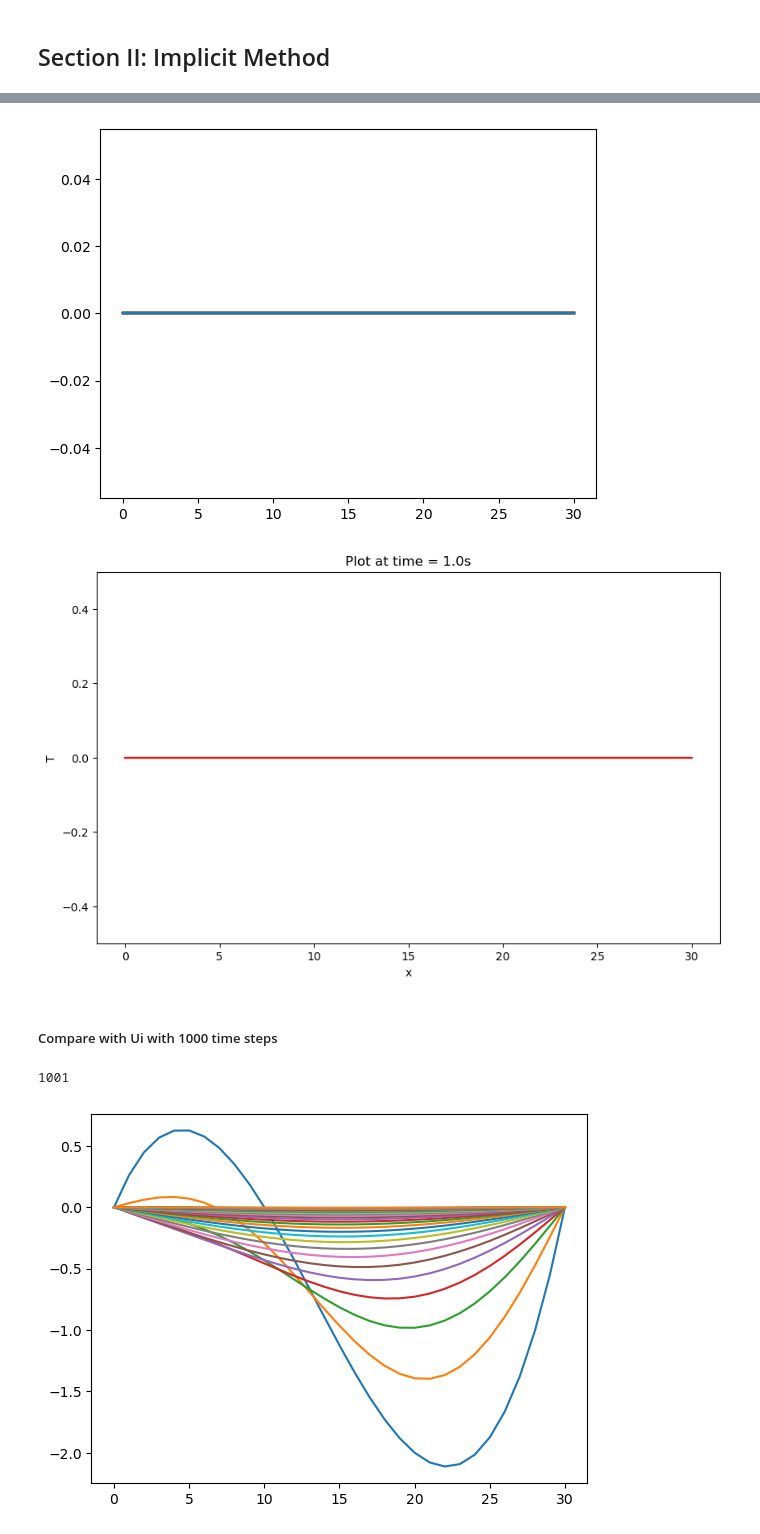
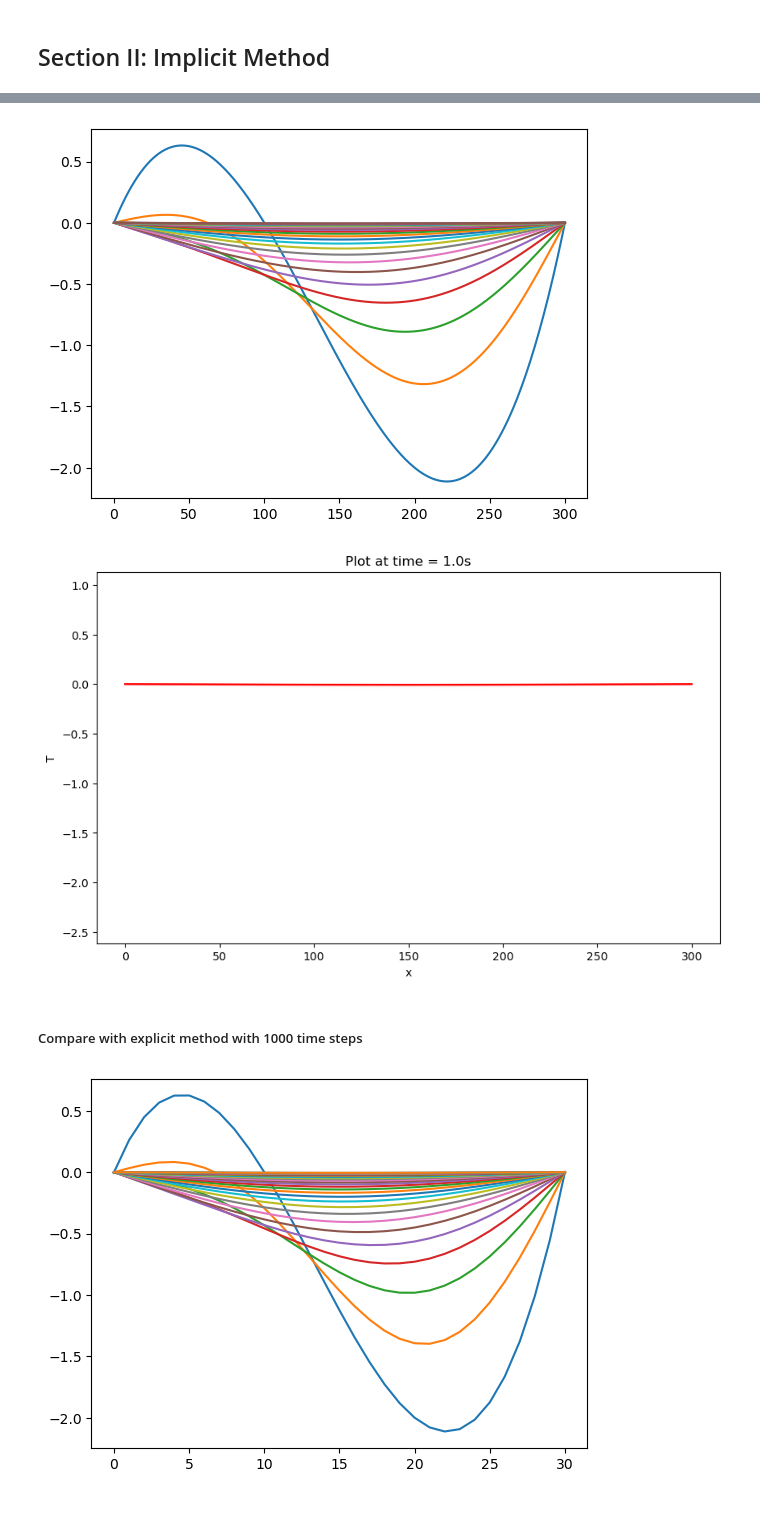
Before and after one commit to Miller-Ryan-1/csueb_phys, a Jupyter notebook: numerical_pdes/heat_equation_PDE_sols.ipynb, the cells around one changed output, grey strips where cells are left out. Cells and saved outputs as stored; diff of their text form; code cells hidden in the pictures.

```diff
--- a/numerical_pdes/heat_equation_PDE_sols.ipynb
+++ b/numerical_pdes/heat_equation_PDE_sols.ipynb
@@ -317,7 +317,7 @@ df
 # %%
 plt.figure(figsize = (12,12))
 for i in np.arange(0,1000,50):
-    plt.plot(U[i], label = f't = {round(i*dt,2)}s')
+    plt.plot(U2[i], label = f't = {round(i*dt,2)}s')
 plt.legend()
 plt.xlabel('x')
 plt.ylabel('T')
@@ -476,11 +471,12 @@ def u_0_x(x):
 # %%
 # Assign length
 L = 3
-t_max = 5
+t_max = 1
+D = 5
 
 # Grid spacing
-dx = .1
-dt = .1 # !-Note: For explicit needs to be less than dt**2/(2*D), implicit has no such restrictions for stability
+dx = .01
+dt = .01 # !-Note: For explicit needs to be less than dt**2/(2*D), implicit has no such restrictions for stability
 
 # Number of dx nodes, including 0 node
 Nx = int(L/dx) + 1
@@ -492,8 +488,15 @@ t = np.arange(0,t_max+dt,dt)
 # Create return array (n x m matrix)
 n = len(x)
 m = len(t)
-T = np.zeros((m,n))
+Ti = np.zeros((m,n))
 # %%
+# Set initial conditions
+Ti[0,] = u_0_x(x)
+
 # Set boundary values
-T[:,0] = u_t_0(0)
-T[:,-1] = u_t_L(0)
+Ti[:,0] = u_t_0(0)
+Ti[:,-1] = u_t_L(0)
+
+# Check boundary condition agreement - Note analysis can still work if false, but needs to be taken into consideration
+print('Boundary and Initial Conditions agreement at x = 0 is',u_0_x(0) == u_t_0(0))
+print('Boundary and Initial Conditions agreement at x = L is',u_0_x(L) == u_t_L(0))
@@ -509,10 +515,10 @@ len(A[0])
 # %%
 # Boundary Condition RHS
 # %%
-for i in range(0,n-1):
-    b = T[i,1:-1].copy() #Need the copy here!
-    b[0] = b[0] + lambo*T[i+1,0]
-    b[-1] = b[-1] + lambo*T[i+1,-1]
+for i in range(0,m-1):
+    b = Ti[i,1:-1].copy() #Need the copy here!
+    b[0] = b[0] + lambo*Ti[i+1,0]
+    b[-1] = b[-1] + lambo*Ti[i+1,-1]
     sol = np.linalg.solve(A,b)
-    T[i+1,1:-1] = sol
+    Ti[i+1,1:-1] = sol
 # %%
@@ -539,17 +540,13 @@ pd.DataFrame(T)
 # %%
-for i in np.arange(0,len(T)):
-    plt.plot(T[i])
+for i in np.arange(0,len(Ti),4):
+    plt.plot(Ti[i])
 plt.show()
 # %% [output]
-[figure, old version]
+[figure, new version]
 # %%
-heat_plotter(T,20)
+heat_plotter(Ti,20)
 # %% [output]
-[figure, old version]
+[figure, new version]
 # %% [markdown]
-##### Compare with Ui with 1000 time steps
+##### Compare with explicit method with 1000 time steps
-# %%
-len(Ui)
-# %% [output]
-1001
 # %%
```
Also changed, not shown: parts of 24 cells of this notebook, 2 other files.
